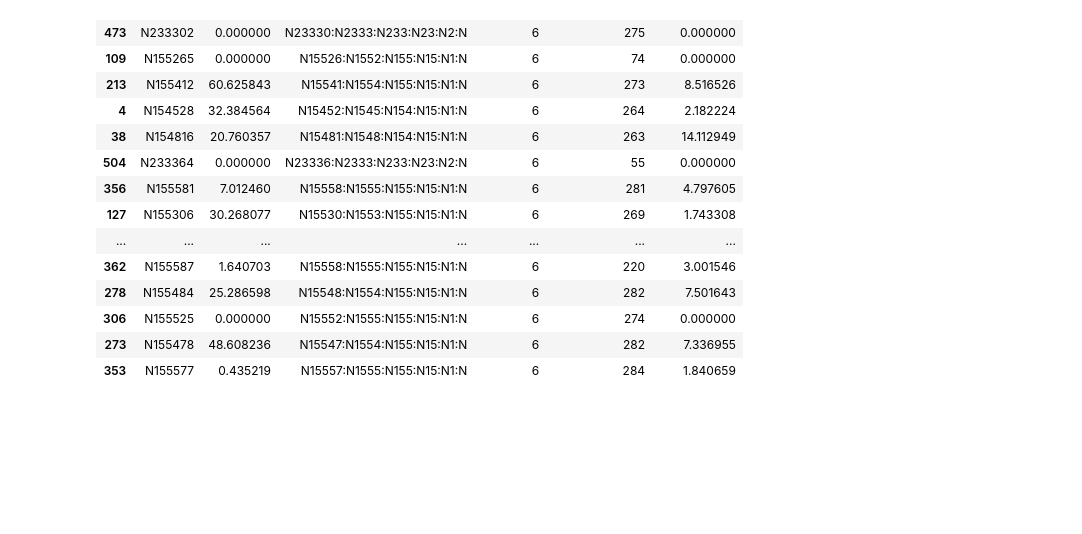
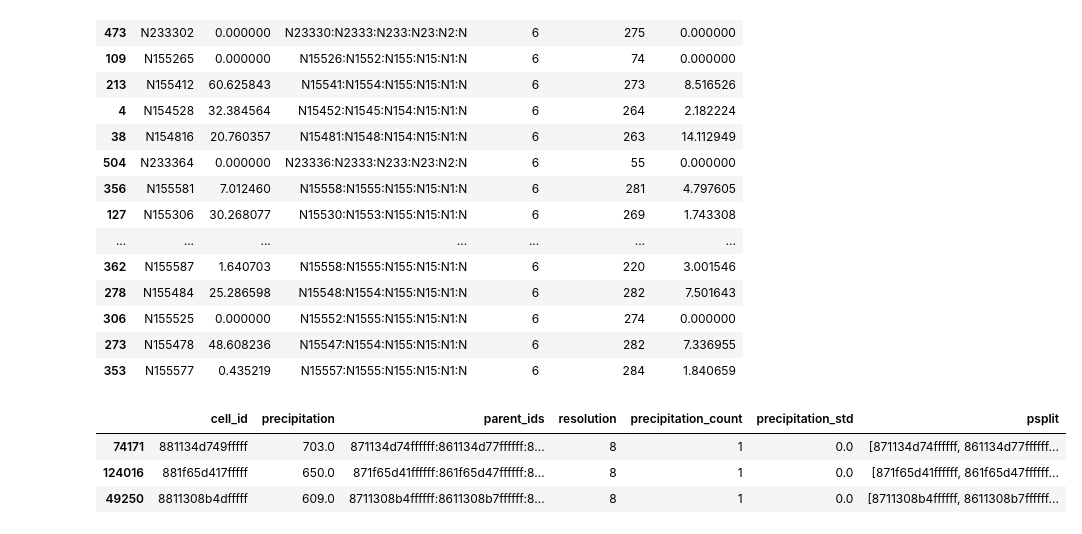
Before and after one commit to allixender/ogcapi-dggs-webdev-python, a Jupyter notebook: misc/db_fill.ipynb, the cells around one changed output. Cells and saved outputs as stored; diff of their text form; code cells hidden in the pictures; blank space fills up the shorter version.

```diff
--- a/misc/db_fill.ipynb
+++ b/misc/db_fill.ipynb
@@ -695,3 +710,11 @@ elev_rhpix.loc[elev_rhpix["resolution"] <= 6].sample(20)
 | 353 | N155577 | 0.435219 | N15557:N1555:N155:N15:N1:N | 6 | 284 | 1.840659 |
 # %%
 # elev_rhpix.to_sql('srtm_30m_estonia_rhpix', conn, if_exists='append', index = False)
+# %%
+precip["psplit"] = precip.parent_ids.apply(lambda x: x.split(":"))
+precip.sample(3)
+# %% [output]
+|  | cell_id | precipitation | parent_ids | resolution | precipitation_count | precipitation_std | psplit |
+| 74171 | 881134d749fffff | 703.0 | 871134d74ffffff:861134d77ffffff:8... | 8 | 1 | 0.0 | [871134d74ffffff, 861134d77ffffff... |
+| 124016 | 881f65d417fffff | 650.0 | 871f65d41ffffff:861f65d47ffffff:8... | 8 | 1 | 0.0 | [871f65d41ffffff, 861f65d47ffffff... |
+| 49250 | 8811308b4dfffff | 609.0 | 8711308b4ffffff:8611308b7ffffff:8... | 8 | 1 | 0.0 | [8711308b4ffffff, 8611308b7ffffff... |
```
Also changed, not shown: parts of 17 cells of this notebook, 4 other files.
